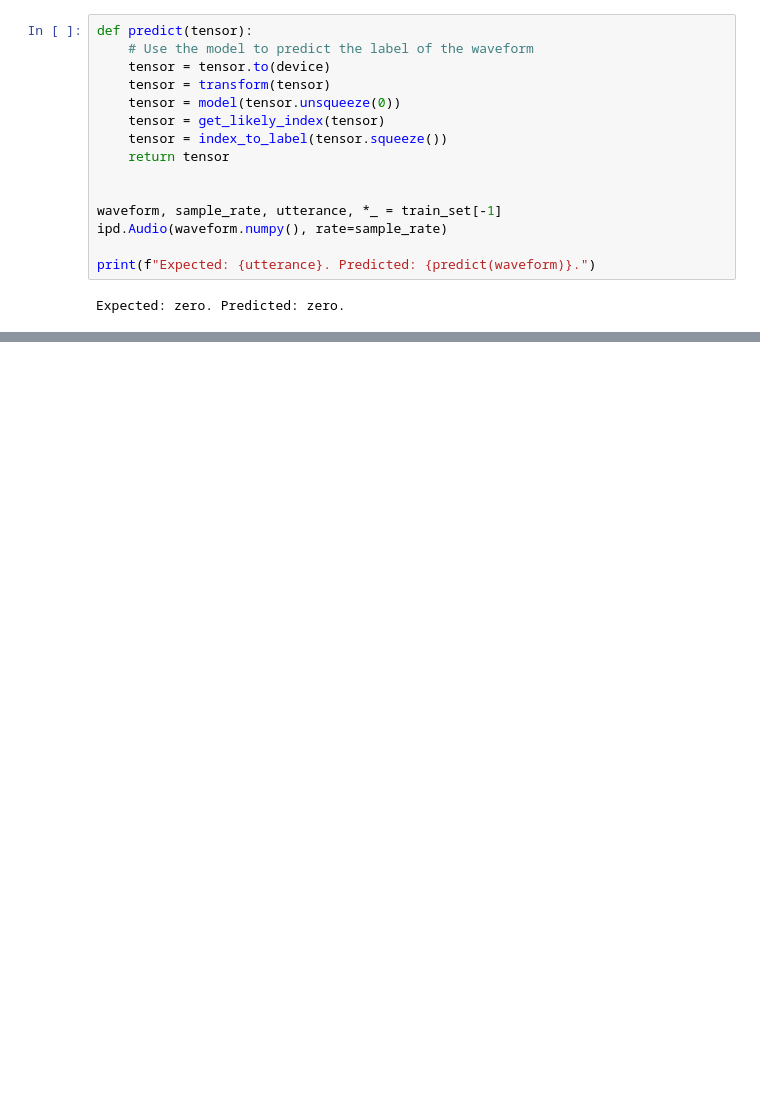
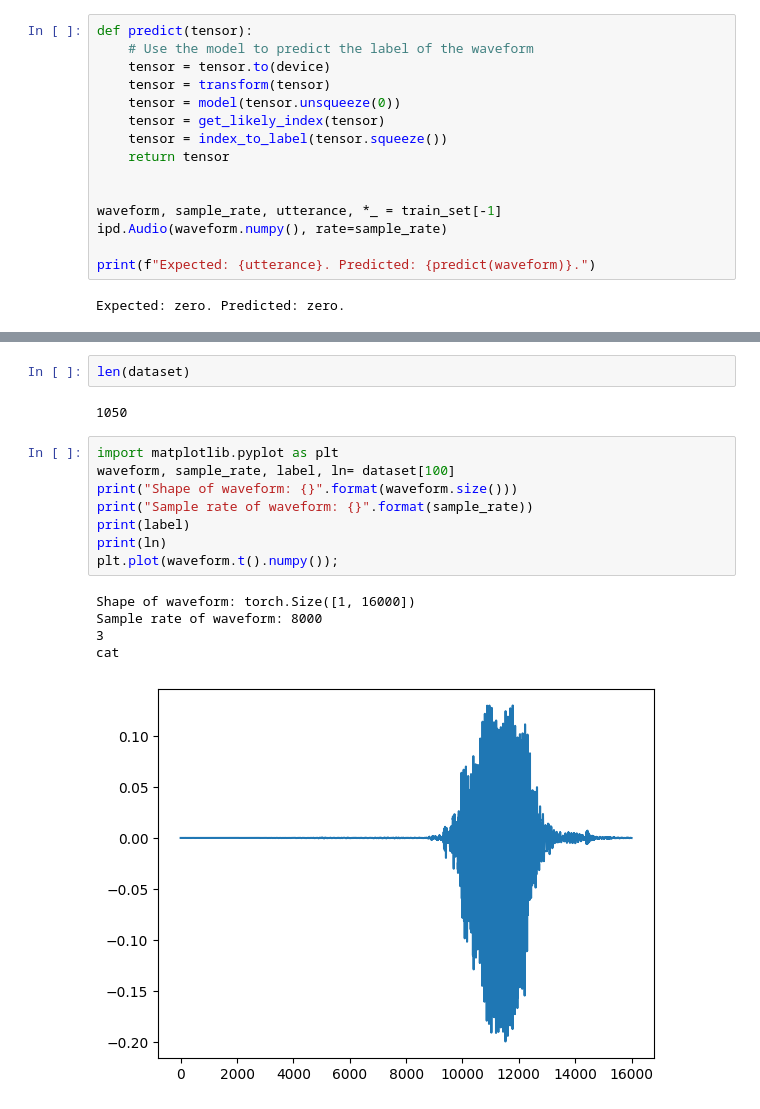
Before and after one commit to whoisakshatgarg/102116084-SESS_LE1, a Jupyter notebook: 102116084_AkshatGarg.ipynb, the cells around one changed output, grey strips where cells are left out. Drawn from its saved outputs; the diff is of its cells as text; blank space fills up the shorter version.

Commit message:
Final Submission with Custom Dataset Training

```diff
--- a/102116084_AkshatGarg.ipynb
+++ b/102116084_AkshatGarg.ipynb
@@ -552,0 +618,18 @@ Data point #1. Expected: right. Predicted: nine.
+# %%
+len(dataset)
+# %% [output]
+1050
+# %%
+import matplotlib.pyplot as plt
+waveform, sample_rate, label, ln= dataset[100]
+print("Shape of waveform: {}".format(waveform.size()))
+print("Sample rate of waveform: {}".format(sample_rate))
+print(label)
+print(ln)
+plt.plot(waveform.t().numpy());
+# %% [output]
+Shape of waveform: torch.Size([1, 16000])
+Sample rate of waveform: 8000
+3
+cat
+[figure, added]
```
Also changed, not shown: parts of 34 cells of this notebook.
